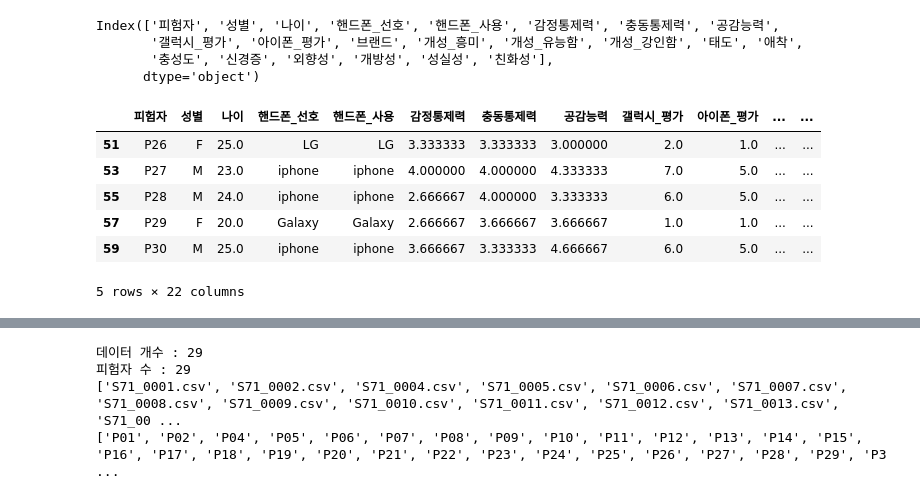
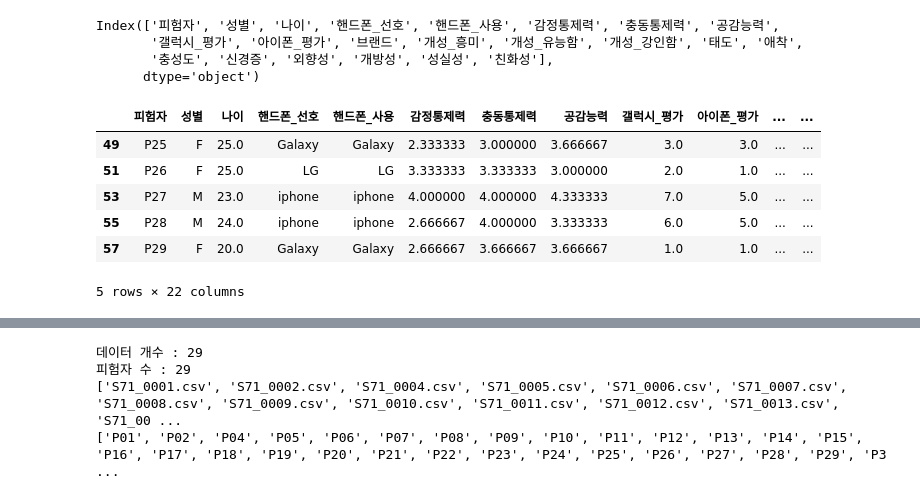
Before and after one commit to BrainNim/BrainScience, a Jupyter notebook: article_graph.ipynb, the cells around one changed output, grey strips where cells are left out. Drawn from its saved outputs; the diff is of its cells as text; code cells hidden in the pictures.

```diff
--- a/article_graph.ipynb
+++ b/article_graph.ipynb
@@ -15,22 +14,23 @@ os.chdir('C:\\Users\\user\\Documents\\2020년 2학기\\Raw')
 # %%
 os.chdir('C:\\Users\\user\\Documents\\2020년 2학기\\Raw')
 set_code = 'S71'
 set_name = 'Galaxy'
 
 Base_data = pd.read_csv('Phone_data.csv')
 Base_data = Base_data[Base_data['브랜드']==set_name]
 Base_data = Base_data[Base_data['피험자']!='P03']
+Base_data = Base_data[Base_data['피험자']!='P30']
 print(Base_data.columns)
 Base_data.tail()
 # %% [output]
 Index(['피험자', '성별', '나이', '핸드폰_선호', '핸드폰_사용', '감정통제력', '충동통제력', '공감능력',
        '갤럭시_평가', '아이폰_평가', '브랜드', '개성_흥미', '개성_유능함', '개성_강인함', '태도', '애착',
        '충성도', '신경증', '외향성', '개방성', '성실성', '친화성'],
       dtype='object')
 |  | 피험자 | 성별 | 나이 | 핸드폰_선호 | 핸드폰_사용 | 감정통제력 | 충동통제력 | 공감능력 | 갤럭시_평가 | 아이폰_평가 | ... | ... |
+| 49 | P25 | F | 25.0 | Galaxy | Galaxy | 2.333333 | 3.000000 | 3.666667 | 3.0 | 3.0 | ... | ... |
 | 51 | P26 | F | 25.0 | LG | LG | 3.333333 | 3.333333 | 3.000000 | 2.0 | 1.0 | ... | ... |
 | 53 | P27 | M | 23.0 | iphone | iphone | 4.000000 | 4.000000 | 4.333333 | 7.0 | 5.0 | ... | ... |
 | 55 | P28 | M | 24.0 | iphone | iphone | 2.666667 | 4.000000 | 3.333333 | 6.0 | 5.0 | ... | ... |
 | 57 | P29 | F | 20.0 | Galaxy | Galaxy | 2.666667 | 3.666667 | 3.666667 | 1.0 | 1.0 | ... | ... |
-| 59 | P30 | M | 25.0 | iphone | iphone | 3.666667 | 3.333333 | 4.666667 | 6.0 | 5.0 | ... | ... |
 5 rows × 22 columns
```
Also changed, not shown: parts of 13 cells of this notebook.
